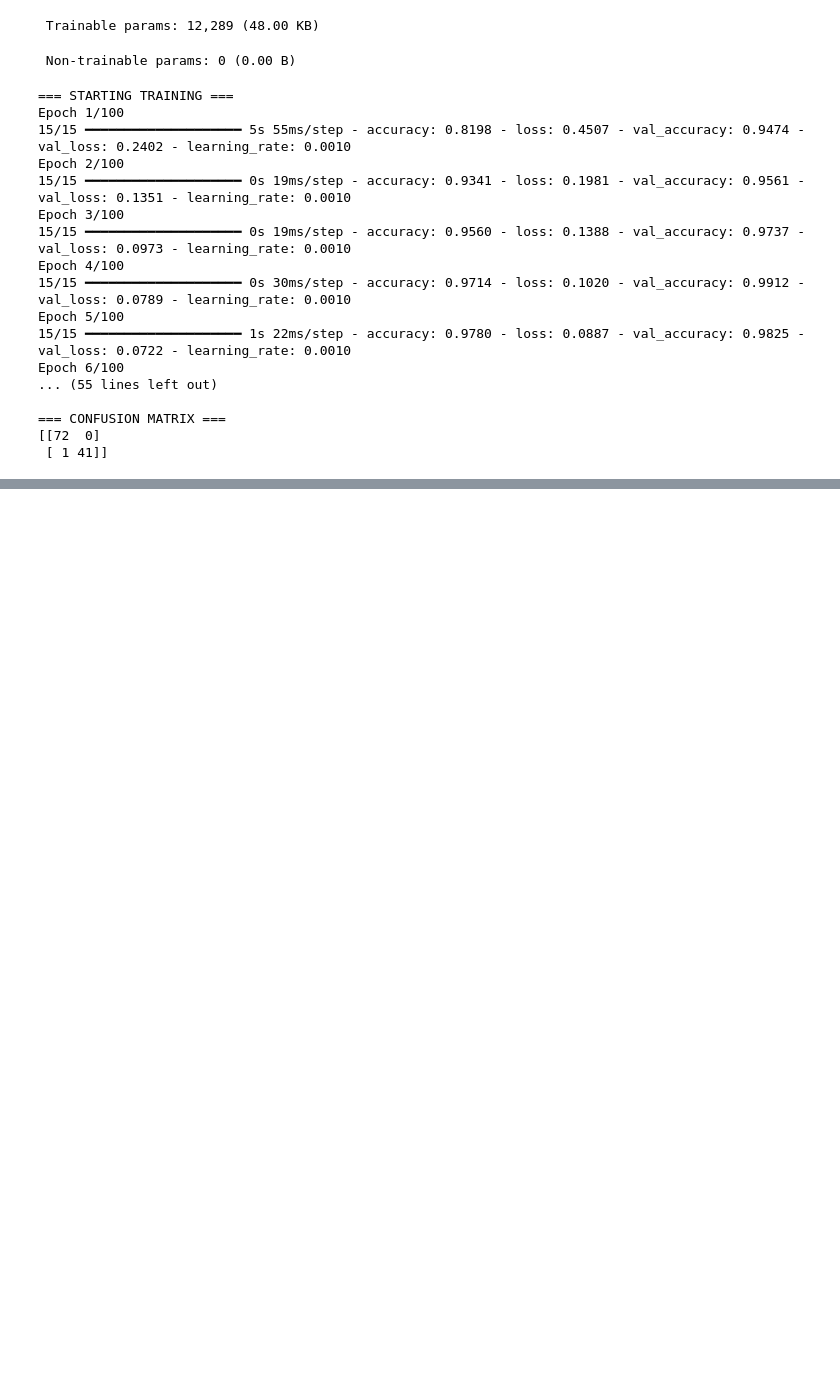
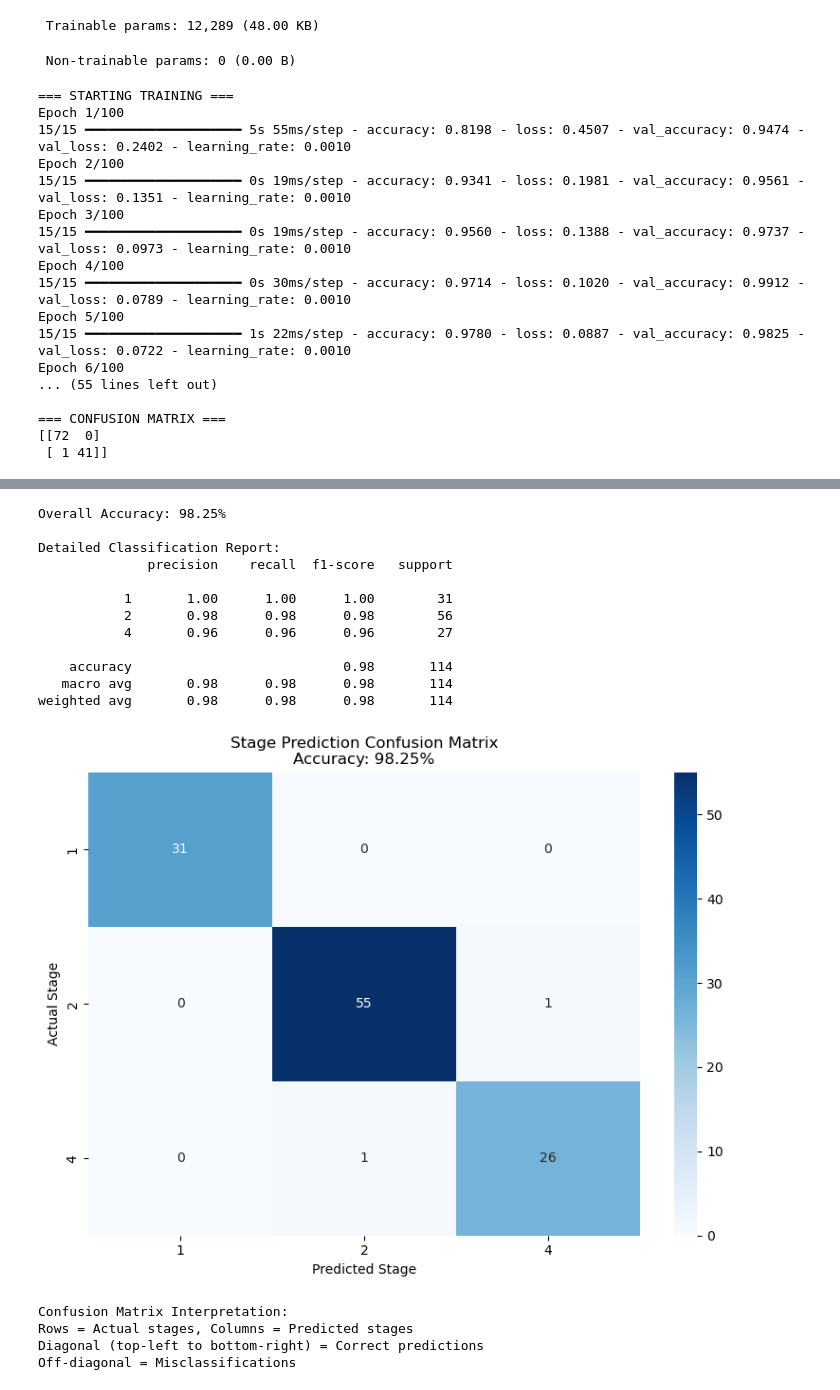
Before and after one commit to youssef060902/Algonomads_ML, a Jupyter notebook: Project.ipynb, the cells around one changed output, grey strips where cells are left out. Drawn from its saved outputs; the diff is of its cells as text; code cells hidden in the pictures; blank space fills up the shorter version.

Commit message:
dso2: random_forest

```diff
--- a/Project.ipynb
+++ b/Project.ipynb
@@ -162,3 +229,19 @@ X_test_scaled = scaler.transform(X_test)
 # %% [output]
 Training set: (455, 30)
 Testing set: (114, 30)
+# %%
+
+
+
+# Split data into training (80%) and testing (20%)
+X_train2, X_test2, y_train2, y_test2 = train_test_split(
+    X2, y_encoded, test_size=0.2, random_state=42, stratify=y_encoded
+)
+
+
+# Scale features (important for most ML algorithms)
+scaler = StandardScaler()
+X_train_scaled2 = scaler.fit_transform(X_train2)
+X_test_scaled2= scaler.transform(X_test2)
+
+print("\nFeatures scaled (mean=0, variance=1)")
@@ -300,0 +415,44 @@ Epoch 6/100
+# %%
+
+
+# Calculate overall accuracy
+accuracy = accuracy_score(y_test2, y_pred)
+print(f"Overall Accuracy: {accuracy:.2%}")
+
+print("\nDetailed Classification Report:")
+print(classification_report(y_test2, y_pred, target_names=le.classes_))
+
+# Confusion Matrix (shows correct vs incorrect predictions)
+cm = confusion_matrix(y_test2, y_pred)
+
+plt.figure(figsize=(8, 6))
+sns.heatmap(cm, annot=True, fmt='d', cmap='Blues',
+            xticklabels=le.classes_, yticklabels=le.classes_)
+plt.title(f'Stage Prediction Confusion Matrix\nAccuracy: {accuracy:.2%}')
+plt.ylabel('Actual Stage')
+plt.xlabel('Predicted Stage')
+plt.tight_layout()
+plt.show()
+
+print("\nConfusion Matrix Interpretation:")
+print("Rows = Actual stages, Columns = Predicted stages")
+print("Diagonal (top-left to bottom-right) = Correct predictions")
+print("Off-diagonal = Misclassifications")
+# %% [output]
+Overall Accuracy: 98.25%
+
+Detailed Classification Report:
+              precision    recall  f1-score   support
+
+           1       1.00      1.00      1.00        31
+           2       0.98      0.98      0.98        56
+           4       0.96      0.96      0.96        27
+
+    accuracy                           0.98       114
+   macro avg       0.98      0.98      0.98       114
+weighted avg       0.98      0.98      0.98       114
+[figure, added]
+Confusion Matrix Interpretation:
+Rows = Actual stages, Columns = Predicted stages
+Diagonal (top-left to bottom-right) = Correct predictions
+Off-diagonal = Misclassifications
```
Also changed, not shown: parts of 5 cells of this notebook.
